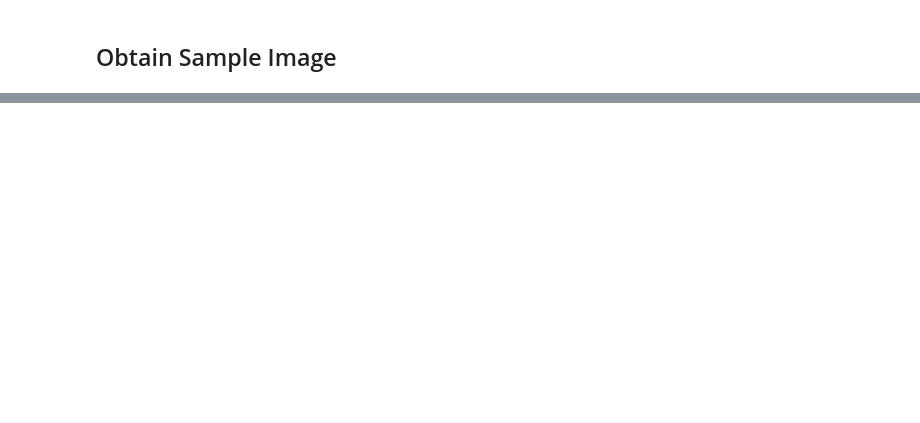
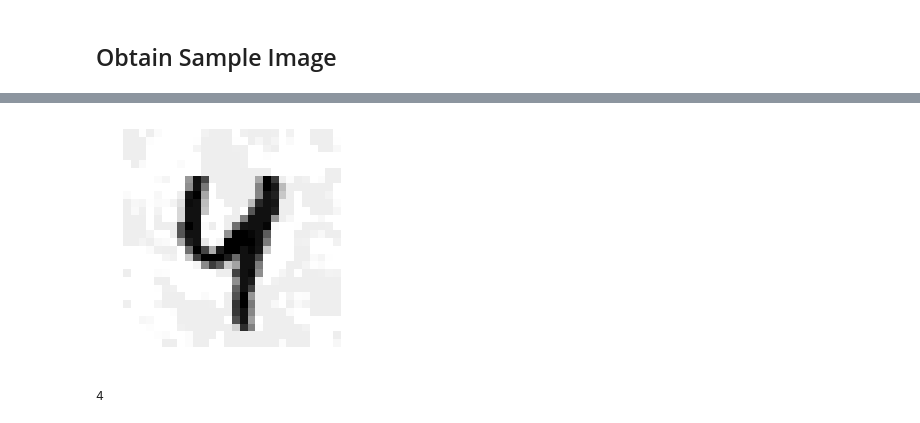
Before and after one commit to JackBurdick/teaching_a_computer_to_fish, a Jupyter notebook: TODO/adversarial_example/adversarial_example.ipynb, the cells around one changed output, grey strips where cells are left out. Drawn from its saved outputs; the diff is of its cells as text; code cells hidden in the pictures; blank space fills up the shorter version.

```diff
--- a/TODO/adversarial_example/adversarial_example.ipynb
+++ b/TODO/adversarial_example/adversarial_example.ipynb
@@ -388,24 +427,53 @@ print(some_label_dec)
 # %%
 reset_graph()
+data_params = create_hyper_params()
 g2 = build_graph(data_params)
 best_params = load_obj("best_val_params")
-test_sess = tf.Session(graph=g2)
-with test_sess as sess:
+with tf.Session(graph=g2) as sess:
     saver, init_global, init_local = g2.get_collection("save_init")
-    X, y, training_op = g2.get_collection("main_ops")
+    X, Xx, y, training_op = g2.get_collection("main_ops")
     preds, y_true_cls, y_pred_cls = g2.get_collection("preds")
     test_auc, test_auc_update, test_acc, test_acc_update, test_acc_reset_op = g2.get_collection("test_metrics")
     test_mean_loss, test_mean_loss_update, test_loss_reset_op = g2.get_collection("test_loss")
+    logz = g2.get_collection("logits")[0]
+
+    sess.run([init_global, init_local])
 
     restore_model_params(model_params=best_params, g=g2, sess=sess)
     sess.run([test_acc_reset_op, test_loss_reset_op])
+
+    # execution
+    demo_eps = 0.07
+    demo_lr = 1e-1
+    demo_steps = 100
+    demo_target = 9
+
+    assign_op, x, optim_step, loss, y_hat, x, epsilon, x_hat, project_step = g2.get_collection("adv")
+
+    # initialization step
+    sess.run(assign_op, feed_dict={x: diesel})
+
+    # projected gradient descent
+    for i in range(demo_steps):
+        # gradient descent step
+        _, loss_value = sess.run(
+            [optim_step, loss],
+            feed_dict={y_hat: demo_target})
+        # project step
+        sess.run(project_step, feed_dict={x: diesel, epsilon: demo_eps})
+        if (i+1) % 10 == 0:
+            print('step %d, loss=%g' % (i+1, loss_value))
+
+
+    adv = x_hat.eval() # retrieve the adversarial example
 
     Xb, yb = np.expand_dims(some_image,0), np.expand_dims(some_label_enc, 0)
     batch_accuracy, batch_loss, batch_auc = sess.run([test_acc_update, test_mean_loss_update, test_auc_update],
                                                               feed_dict={X:Xb,y:yb})
     pred_value, true_cls_value, pred_cls_value = sess.run([preds, y_true_cls, y_pred_cls],
                                                           feed_dict={X:Xb,y:yb})
-    # print
+    logits_val = sess.run([logz], feed_dict={X:Xb,y:yb})[0]
+    print
     final_test_acc, final_test_loss, final_test_auc = sess.run([test_acc, test_mean_loss, test_auc])
     print("test auc: {:.3f}% acc: {:.3f}% loss: {:.5f}".format(final_test_auc*100,
                                                                final_test_acc*100,
@@ -422,0 +502,9 @@ confidence: 13.8498%
+# %%
+plt.imshow(adv.reshape(28, 28), cmap = matplotlib.cm.binary,
+           interpolation="nearest")
+plt.axis("off")
+plt.show()
+print(some_label_dec)
+# %% [output]
+[figure, added]
+4
```
Also changed, not shown: parts of 8 cells of this notebook.
